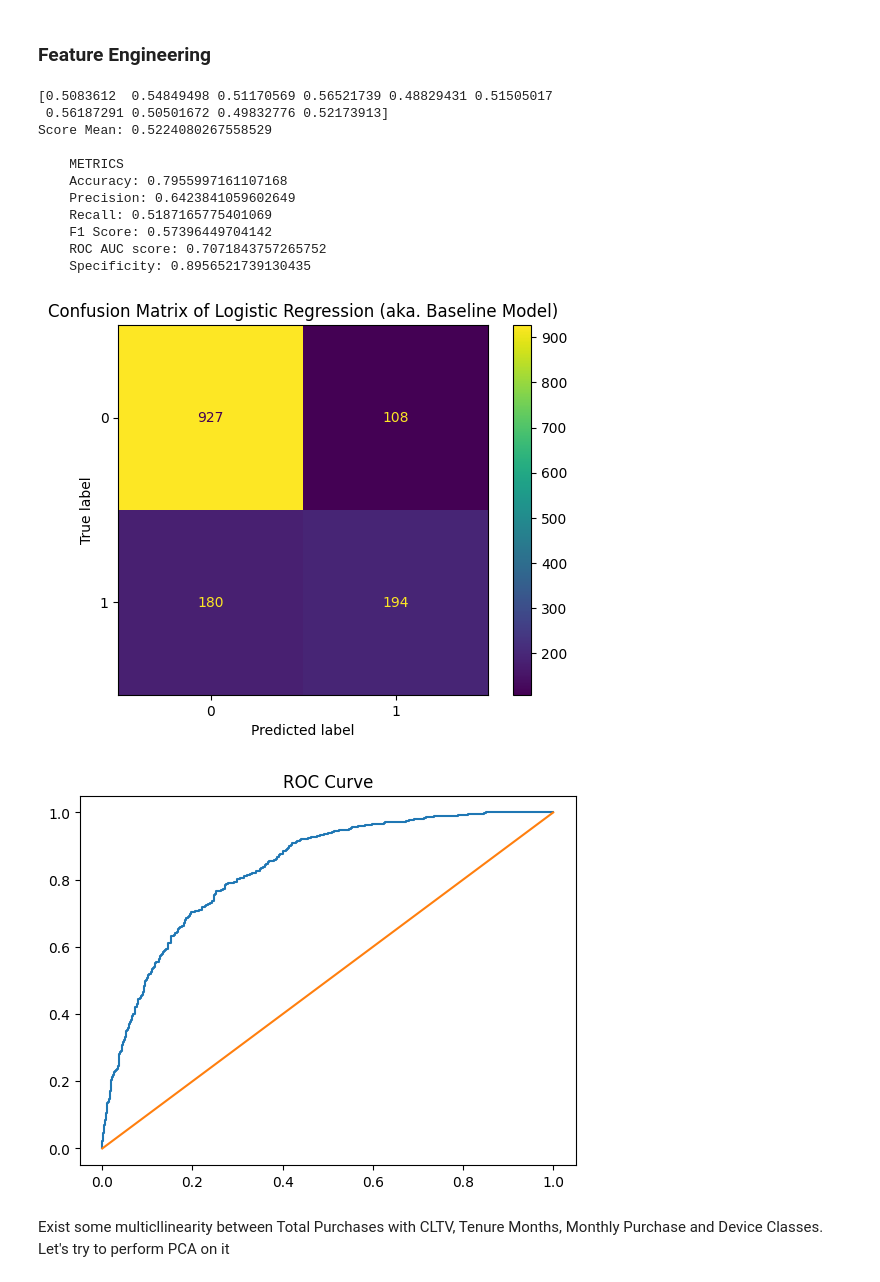
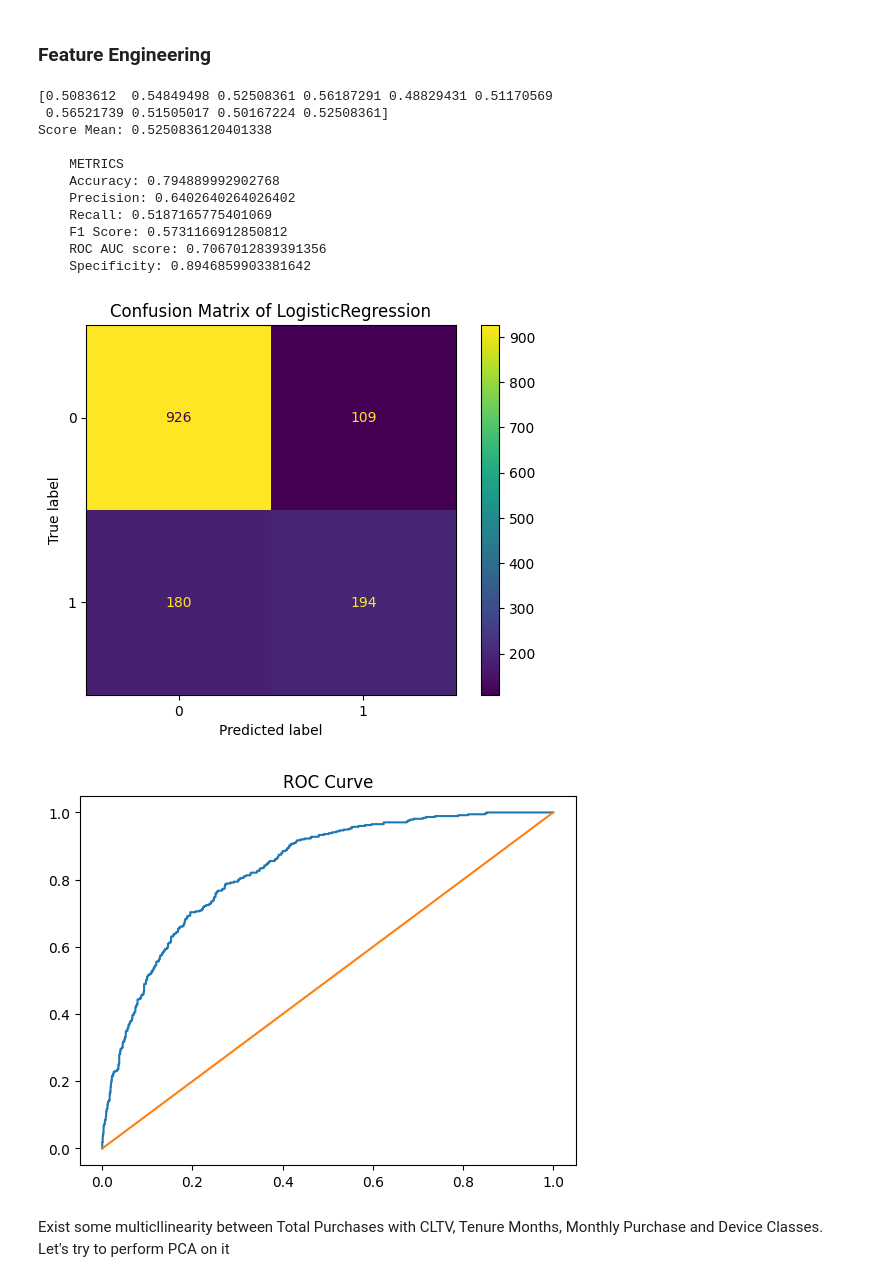
Before and after one commit to marcellinus-witarsah/data-challenge-dsw-2023, a Jupyter notebook: notebooks/03_churn_model.ipynb, the cells around one changed output. Saved outputs shown, nothing was run; the diff lists cells and outputs as text; code cells hidden in the pictures.

```diff
--- a/notebooks/03_churn_model.ipynb
+++ b/notebooks/03_churn_model.ipynb
@@ -481,7 +512,7 @@ def evaluate(model, y_true, y_pred, y_pred_proba):
     cm = confusion_matrix(y_true, y_pred, labels=model.classes_)
     display = ConfusionMatrixDisplay(confusion_matrix=cm, display_labels=model.classes_)
     display.plot()
-    plt.title("Confusion Matrix of Logistic Regression (aka. Baseline Model)")
+    plt.title(f"Confusion Matrix of {model.__class__.__name__}")
     plt.show()
 
     # ROC curve plot
@@ -490,12 +521,6 @@ def evaluate(model, y_true, y_pred, y_pred_proba):
     plt.plot((0, 1), (0, 1))
     plt.title("ROC Curve")
     plt.show()
-
-    # swarmplot
-    sns.swarmplot(x=y_pred_proba[:, 1], hue=y_true.tolist())
-    plt.axvline(0.5, label="Threshold", color="red", linestyle="--")
-    plt.xticks(np.arange(0, 1.001, 0.1))
-    plt.show()
 # %% [markdown]
 ## Baseline Model AKA. Dummy Classifier
 # %%
@@ -661,10 +677,9 @@ def uses_internet_for_product(data):
     if data == "Yes": return 1
     return 0
 # %%
-from sklearn.linear_model import LogisticRegression
 # Data Preparation
 # ==============================================
-df = df_ori.copy().drop(columns=['Customer ID', 'Latitude', 'Longitude', 'Location'])  # drop unimportant data
+df = df_ori.copy().drop(columns=["Customer ID", "Location", "Longitude", "Latitude", "CLTV (Predicted Thou. IDR)"])  # drop unimportant data
 df['Internet Service'] = df.apply(lambda x: check_internet_service(x), axis=1)  # feature engineering
 df['Total Purchase'] = df['Tenure Months'] * df['Monthly Purchase (Thou. IDR)']  # feature engineering
 df['Device Class'] = df['Device Class'].replace({'High End': 3, 'Mid End': 2, 'Low End': 1})  # encode Device Class
@@ -673,45 +688,44 @@ X, y = pd.get_dummies(df.drop(columns=['Churn Label']), dtype=int), df['Churn La
 X_train, X_test, y_train, y_test = train_test_split(X, y, test_size=0.2, random_state=42, stratify=y, shuffle=True)
 
 # Scale data
 # ========================================
 scaler = StandardScaler()
 X_train = scaler.fit_transform(X_train)  # <<<<<<<<<<<<< SCALING
 X_test = scaler.transform(X_test)  # <<<<<<<<<<<<< SCALING
 
 # Cross Validation
 # ========================================
-model = LogisticRegression(random_state=42, max_iter=500)  # <<<<<<<<<<<<< DIFFERENT MODEL
+model = LogisticRegression(random_state=42, max_iter=200)  # <<<<<<<<<<<<< DIFFERENT MODEL
 cv = StratifiedShuffleSplit(n_splits=10,  test_size=0.2, random_state=42)
 score = cross_val_score(model, X_train, y_train, cv=cv, scoring='recall')
 print(score, f'\nScore Mean: {score.mean()}')
 
-
 # Train Dummy Classifier
 # ==============================================
-model = LogisticRegression(random_state=42, max_iter=500)
+model = LogisticRegression(random_state=42, max_iter=200)
 model.fit(X_train, y_train)
 
 # Predict using Dummy Classifier
 # ==============================================
 y_pred = model.predict(X_test)
 y_pred_proba = model.predict_proba(X_test)
 
 # Evaluate Model
 # ==============================================
 evaluate(model, y_test, y_pred, y_pred_proba)
 # %% [output]
-[0.5083612  0.54849498 0.51170569 0.56521739 0.48829431 0.51505017
- 0.56187291 0.50501672 0.49832776 0.52173913]
-Score Mean: 0.5224080267558529
+[0.5083612  0.54849498 0.52508361 0.56187291 0.48829431 0.51170569
+ 0.56521739 0.51505017 0.50167224 0.52508361]
+Score Mean: 0.5250836120401338
 
     METRICS
-    Accuracy: 0.7955997161107168
-    Precision: 0.6423841059602649
+    Accuracy: 0.794889992902768
+    Precision: 0.6402640264026402
     Recall: 0.5187165775401069
-    F1 Score: 0.57396449704142
-    ROC AUC score: 0.7071843757265752
-    Specificity: 0.8956521739130435
+    F1 Score: 0.5731166912850812
+    ROC AUC score: 0.7067012839391356
+    Specificity: 0.8946859903381642
-[figure, old version]
+[figure, new version]
 [figure]
 # %% [markdown]
 Exist some multicllinearity between Total Purchases with CLTV, Tenure Months, Monthly Purchase and Device Classes. Let's try to perform PCA on it
```
Also changed, not shown: parts of 27 cells of this notebook, 6 other files.
